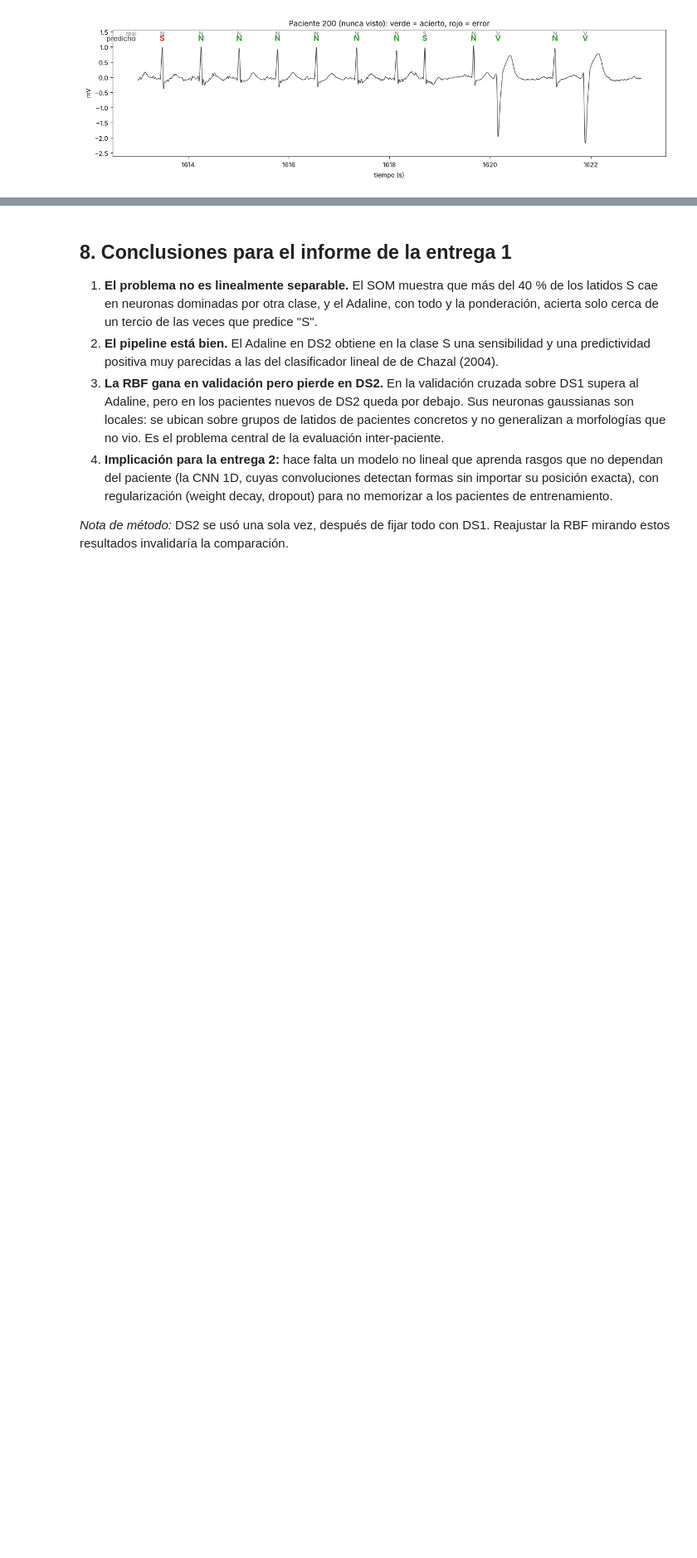
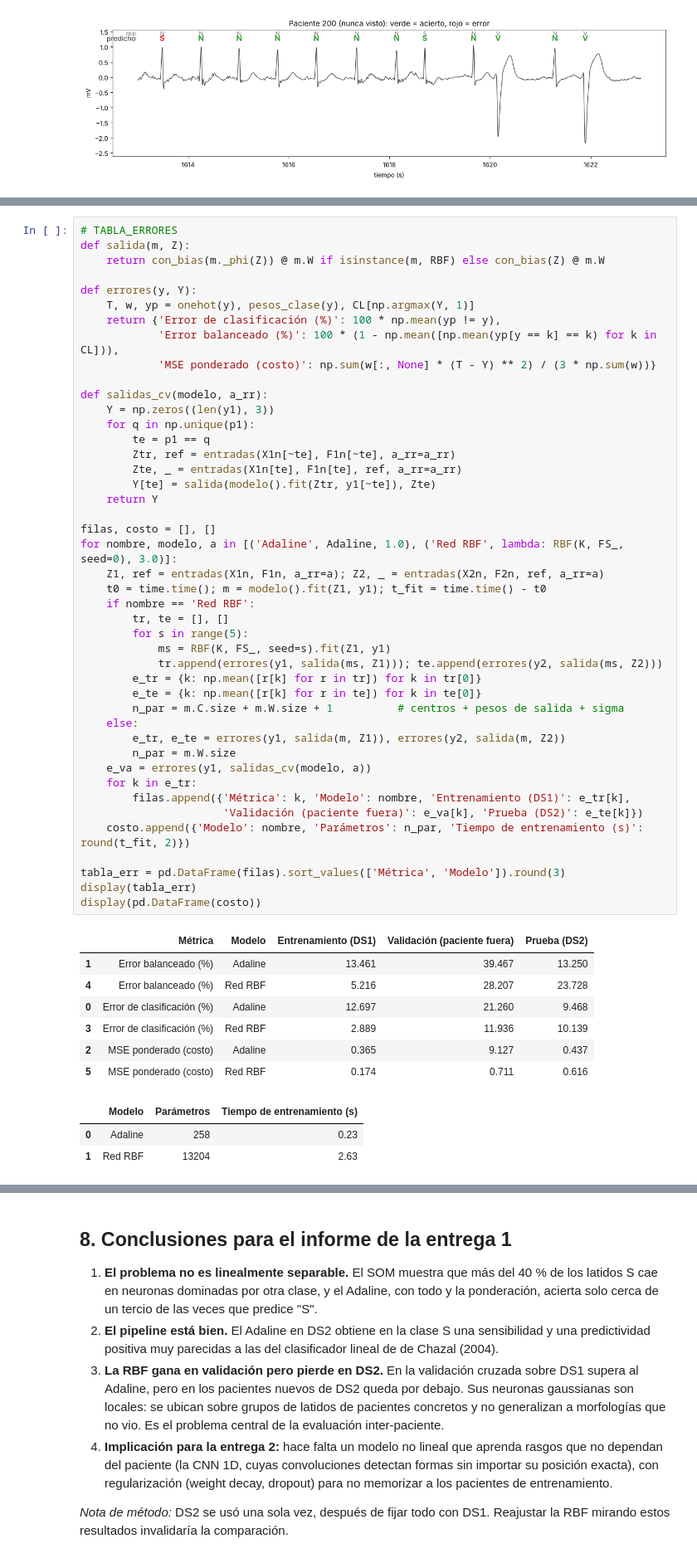
Before and after one commit to juansaavedra0604-oss/arritmias-ecg, a Jupyter notebook: notebooks/fase2_modelos.ipynb, the cells around one changed output, grey strips where cells are left out. Shown at 83% size. Saved outputs shown, nothing was run; the diff lists cells and outputs as text; blank space fills up the shorter version.

```diff
--- a/notebooks/fase2_modelos.ipynb
+++ b/notebooks/fase2_modelos.ipynb
@@ -380,0 +390,55 @@ Tramo graficado: 1613 s a 1623 s, 11 de 12 latidos bien clasificados
+# %%
+# TABLA_ERRORES
+def salida(m, Z):
+    return con_bias(m._phi(Z)) @ m.W if isinstance(m, RBF) else con_bias(Z) @ m.W
+
+def errores(y, Y):
+    T, w, yp = onehot(y), pesos_clase(y), CL[np.argmax(Y, 1)]
+    return {'Error de clasificación (%)': 100 * np.mean(yp != y),
+            'Error balanceado (%)': 100 * (1 - np.mean([np.mean(yp[y == k] == k) for k in CL])),
+            'MSE ponderado (costo)': np.sum(w[:, None] * (T - Y) ** 2) / (3 * np.sum(w))}
+
+def salidas_cv(modelo, a_rr):
+    Y = np.zeros((len(y1), 3))
+    for q in np.unique(p1):
+        te = p1 == q
+        Ztr, ref = entradas(X1n[~te], F1n[~te], a_rr=a_rr)
+        Zte, _ = entradas(X1n[te], F1n[te], ref, a_rr=a_rr)
+        Y[te] = salida(modelo().fit(Ztr, y1[~te]), Zte)
+    return Y
+
+filas, costo = [], []
+for nombre, modelo, a in [('Adaline', Adaline, 1.0), ('Red RBF', lambda: RBF(K, FS_, seed=0), 3.0)]:
+    Z1, ref = entradas(X1n, F1n, a_rr=a); Z2, _ = entradas(X2n, F2n, ref, a_rr=a)
+    t0 = time.time(); m = modelo().fit(Z1, y1); t_fit = time.time() - t0
+    if nombre == 'Red RBF':
+        tr, te = [], []
+        for s in range(5):
+            ms = RBF(K, FS_, seed=s).fit(Z1, y1)
+            tr.append(errores(y1, salida(ms, Z1))); te.append(errores(y2, salida(ms, Z2)))
+        e_tr = {k: np.mean([r[k] for r in tr]) for k in tr[0]}
+        e_te = {k: np.mean([r[k] for r in te]) for k in te[0]}
+        n_par = m.C.size + m.W.size + 1          # centros + pesos de salida + sigma
+    else:
+        e_tr, e_te = errores(y1, salida(m, Z1)), errores(y2, salida(m, Z2))
+        n_par = m.W.size
+    e_va = errores(y1, salidas_cv(modelo, a))
+    for k in e_tr:
+        filas.append({'Métrica': k, 'Modelo': nombre, 'Entrenamiento (DS1)': e_tr[k],
+                      'Validación (paciente fuera)': e_va[k], 'Prueba (DS2)': e_te[k]})
+    costo.append({'Modelo': nombre, 'Parámetros': n_par, 'Tiempo de entrenamiento (s)': round(t_fit, 2)})
+
+tabla_err = pd.DataFrame(filas).sort_values(['Métrica', 'Modelo']).round(3)
+display(tabla_err)
+display(pd.DataFrame(costo))
+# %% [output]
+|  | Métrica | Modelo | Entrenamiento (DS1) | Validación (paciente fuera) | Prueba (DS2) |
+| 1 | Error balanceado (%) | Adaline | 13.461 | 39.467 | 13.250 |
+| 4 | Error balanceado (%) | Red RBF | 5.216 | 28.207 | 23.728 |
+| 0 | Error de clasificación (%) | Adaline | 12.697 | 21.260 | 9.468 |
+| 3 | Error de clasificación (%) | Red RBF | 2.889 | 11.936 | 10.139 |
+| 2 | MSE ponderado (costo) | Adaline | 0.365 | 9.127 | 0.437 |
+| 5 | MSE ponderado (costo) | Red RBF | 0.174 | 0.711 | 0.616 |
+|  | Modelo | Parámetros | Tiempo de entrenamiento (s) |
+| 0 | Adaline | 258 | 0.23 |
+| 1 | Red RBF | 13204 | 2.63 |
```
Also changed, not shown: parts of 4 cells of this notebook, 1 other file.
